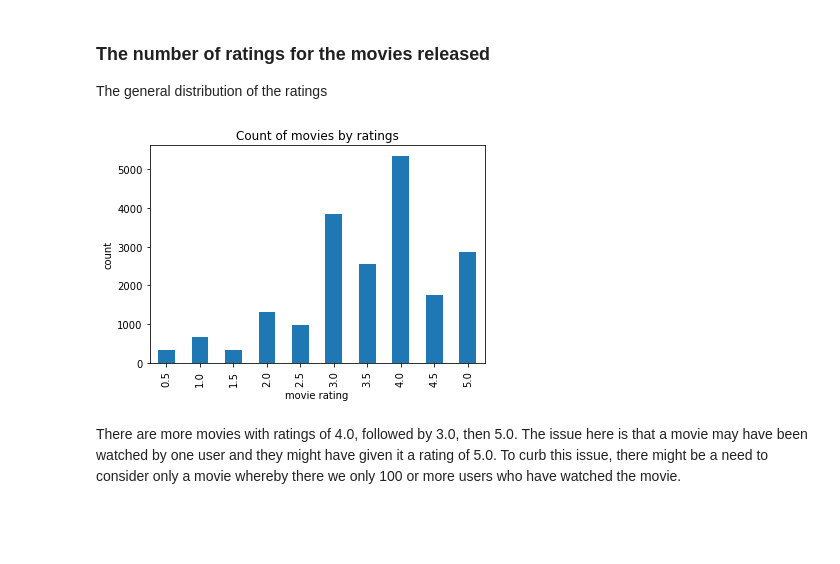
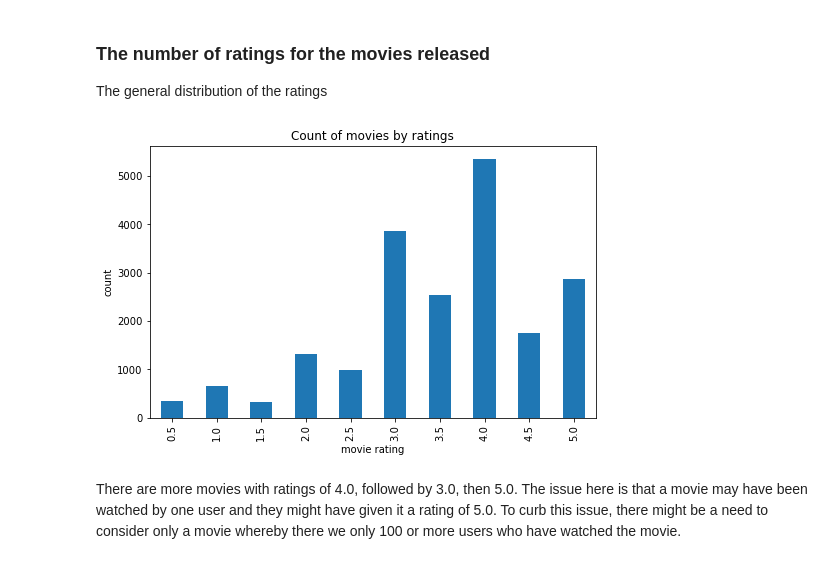
Before and after one commit to Ms-Noxolo/Team_EN3_Jozi, a Jupyter notebook: Predict_Notebook.ipynb, the cells around one changed output. Cells and saved outputs as stored; diff of their text form; code cells hidden in the pictures; blank space fills up the shorter version.

```diff
--- a/Predict_Notebook.ipynb
+++ b/Predict_Notebook.ipynb
@@ -426,14 +428,15 @@ The general distribution of the ratings
 # %%
 # Plotting the distribution
 train_df = train[:20000]
+plt.figure(figsize=(8,5))
 Ratings = train_df['rating'].value_counts().sort_index()
 Ratings.plot(kind='bar')
 plt.ylabel('count')
 plt.xlabel('movie rating')
 plt.title('Count of movies by ratings')
 plt.show()
 # %% [output]
-[figure, old version]
+[figure, new version]
 # %% [markdown]
 There are more movies with ratings of 4.0, followed by 3.0, then 5.0. The issue here is that a movie may have been watched by one user and they might have given it a rating of 5.0. To curb this issue, there might be a need to consider only a movie whereby there we only 100 or more users who have watched the movie.
 # %%
```
Also changed, not shown: parts of 61 cells of this notebook.
